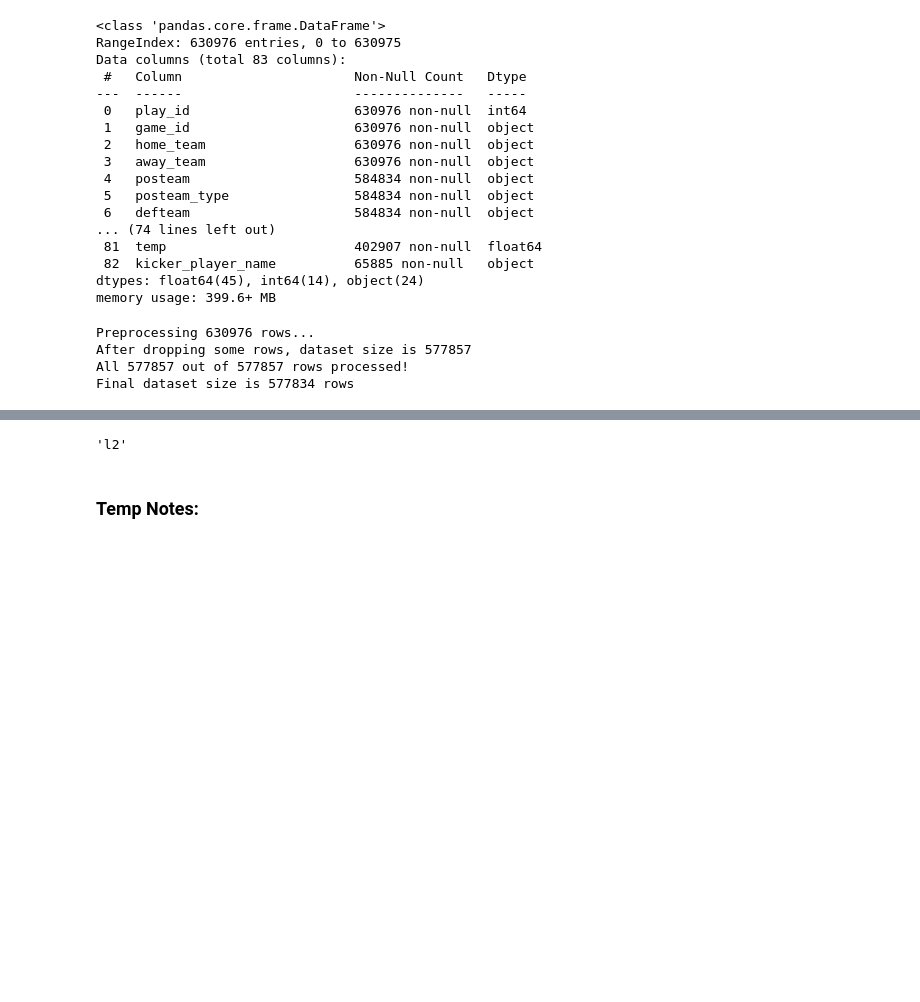
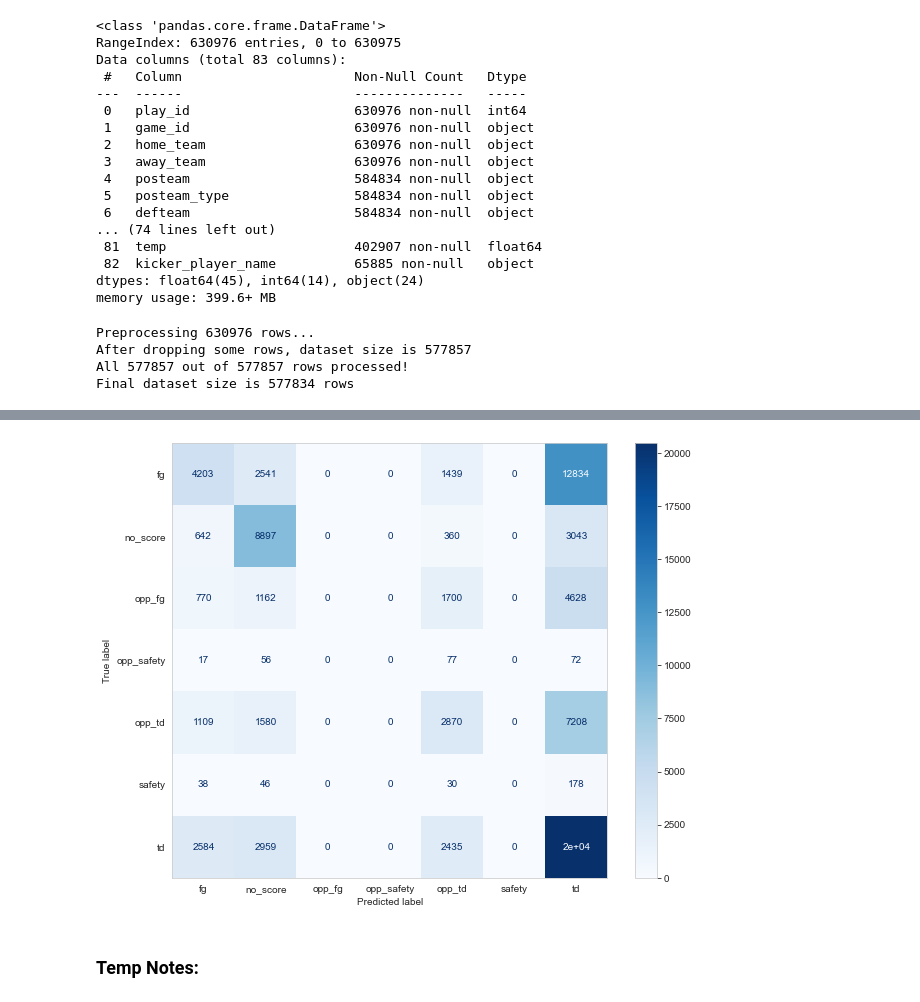
Before and after one commit to epaunonen/nflmodels, a Jupyter notebook: notebooks/nfl_predictions.ipynb, the cells around one changed output, grey strips where cells are left out. Saved outputs shown, nothing was run; the diff lists cells and outputs as text; code cells hidden in the pictures; blank space fills up the shorter version.

Commit message:
Work on ep model

```diff
--- a/notebooks/nfl_predictions.ipynb
+++ b/notebooks/nfl_predictions.ipynb
@@ -288,7 +289,13 @@ y_pred, y_pred_proba = model.validate(X_val, y_val)
-# %%
-model.classifier.penalty
-# %% [output]
-'l2'
+# %%
+y_pred = model.classifier.predict(X_val)
+y_pred_proba = model.classifier.predict_proba(X_val)
+# %%
+fig, ax = plt.subplots(figsize=(10,8))
+ConfusionMatrixDisplay.from_predictions(y_val, y_pred, ax=ax, cmap='Blues')
+ax.grid(False)
+plt.show()
+# %% [output]
+[figure, added]
 # %% [markdown]
 ### Temp Notes:
 # %%
```
Also changed, not shown: parts of 2 cells of this notebook, 1 other file.
